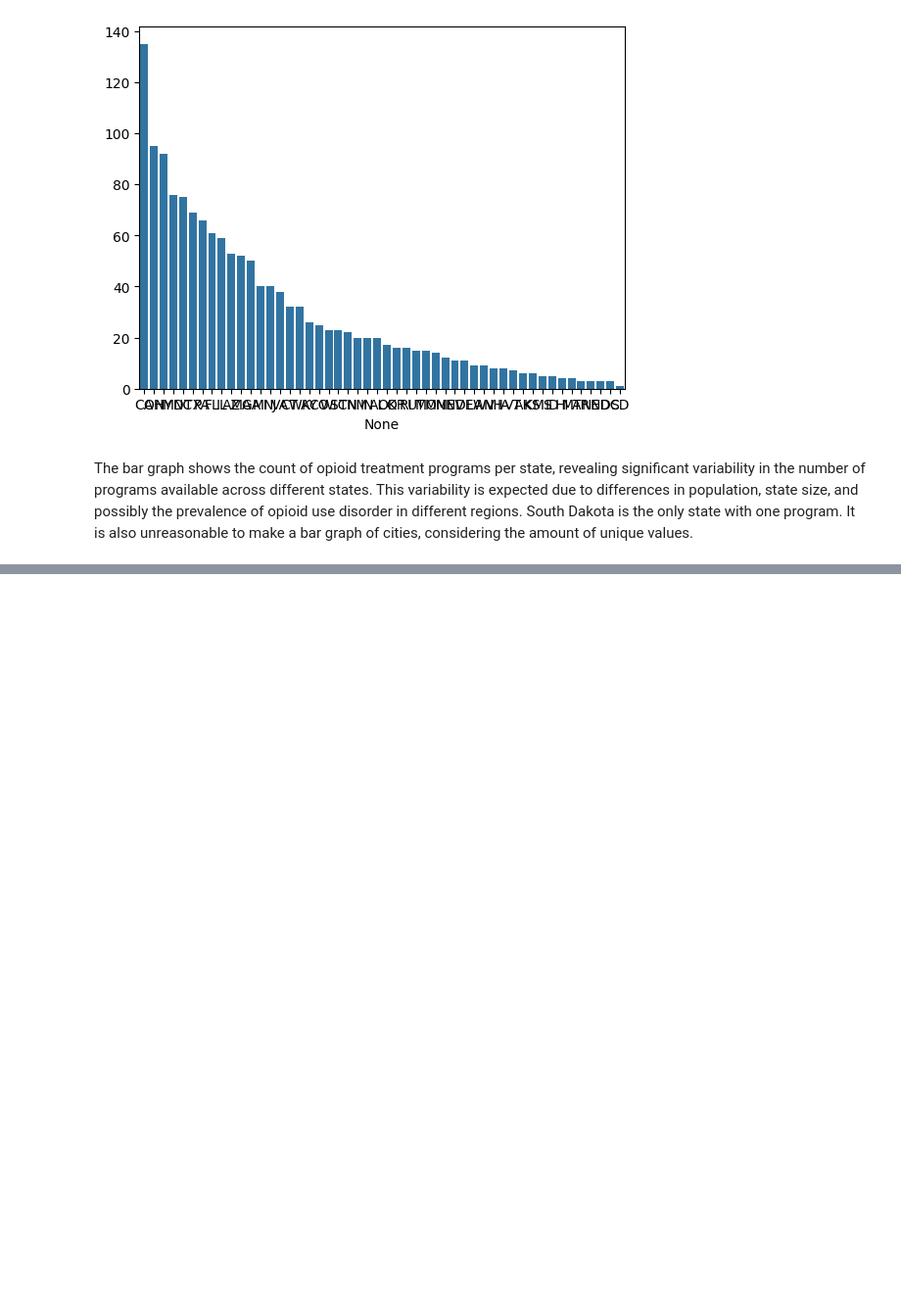
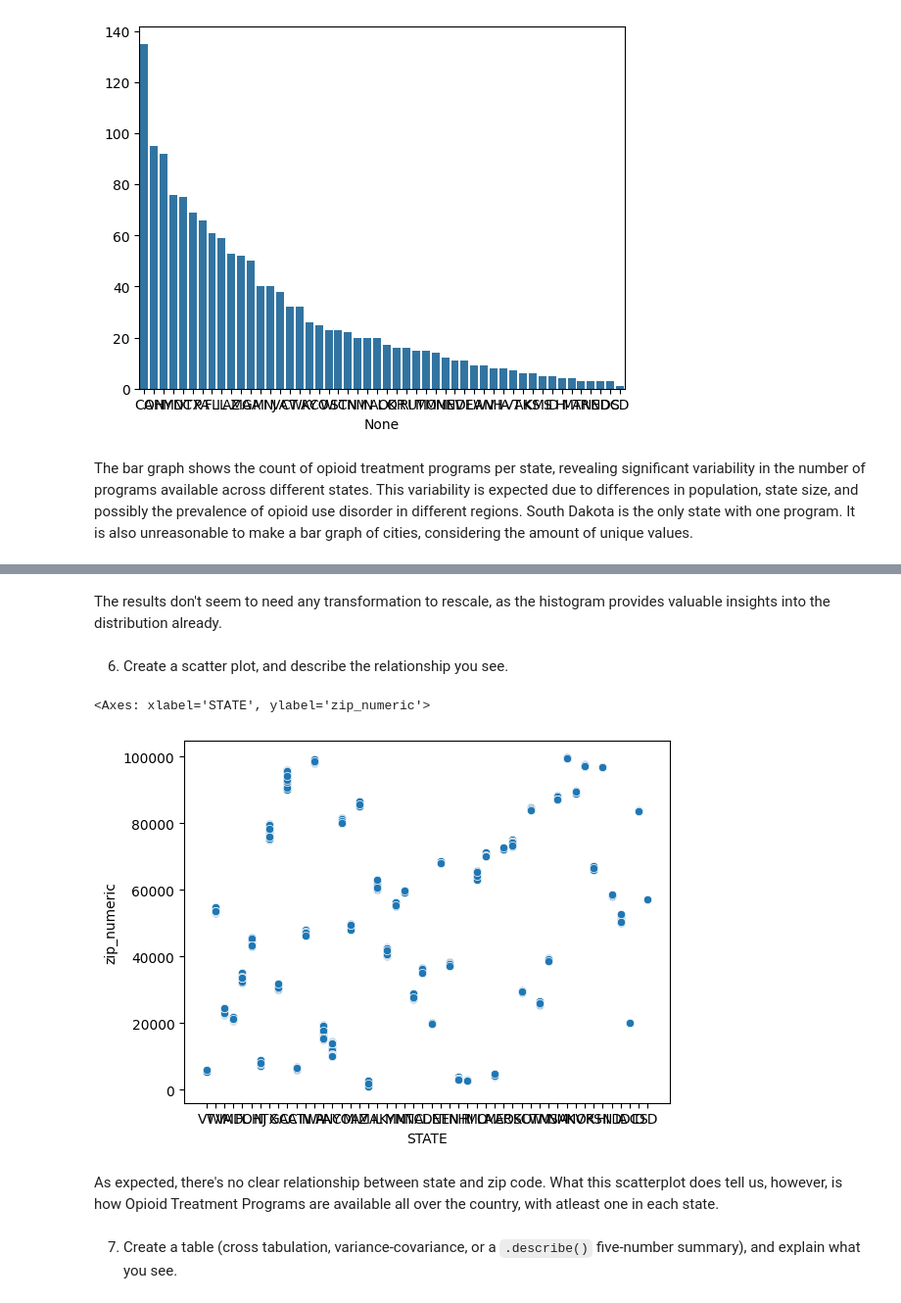
Before and after one commit to fourchain40/visualization, a Jupyter notebook: assignment/assignment.ipynb, the cells around one changed output, grey strips where cells are left out. Shown: that part at 98% size. Cells and saved outputs as stored; diff of their text form; code cells hidden in the pictures; blank space fills up the shorter version.

```diff
--- a/assignment/assignment.ipynb
+++ b/assignment/assignment.ipynb
@@ -291,0 +293,13 @@ The boxplot intended to visualize ZIP codes as numeric values does not directly
+# %% [markdown]
+The results don't seem to need any transformation to rescale, as the histogram provides valuable insights into the distribution already.
+# %% [markdown]
+6. Create a scatter plot, and describe the relationship you see.
+# %%
+sns.scatterplot(data = df, x = 'STATE', y = 'zip_numeric')
+# %% [output]
+<Axes: xlabel='STATE', ylabel='zip_numeric'>
+[figure, added]
+# %% [markdown]
+As expected, there's no clear relationship between state and zip code. What this scatterplot does tell us, however, is how Opioid Treatment Programs are available all over the country, with atleast one in each state.
+# %% [markdown]
+7. Create a table (cross tabulation, variance-covariance, or a `.describe()` five-number summary), and explain what you see.
```
Also changed, not shown: parts of 5 cells of this notebook.
